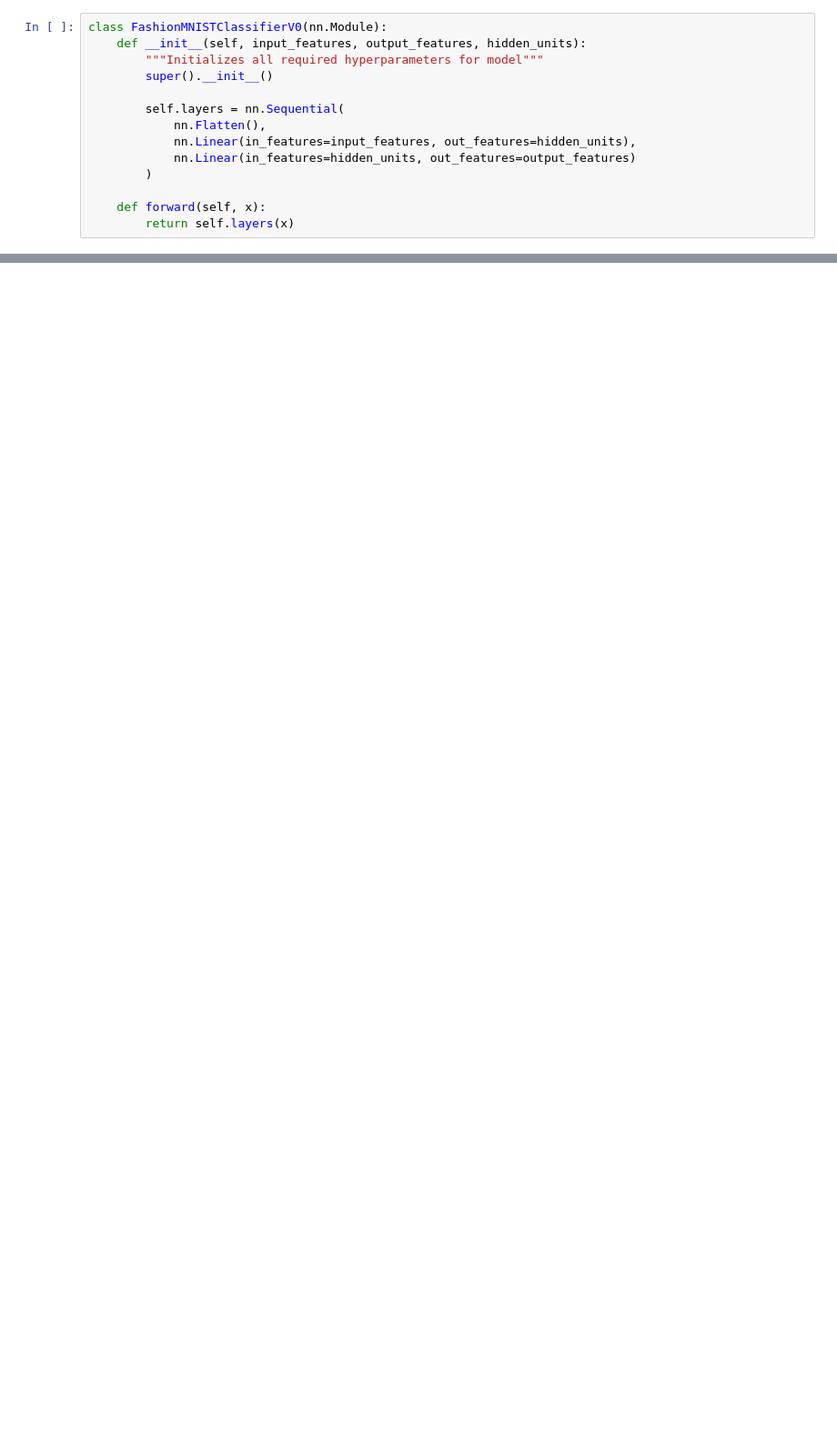
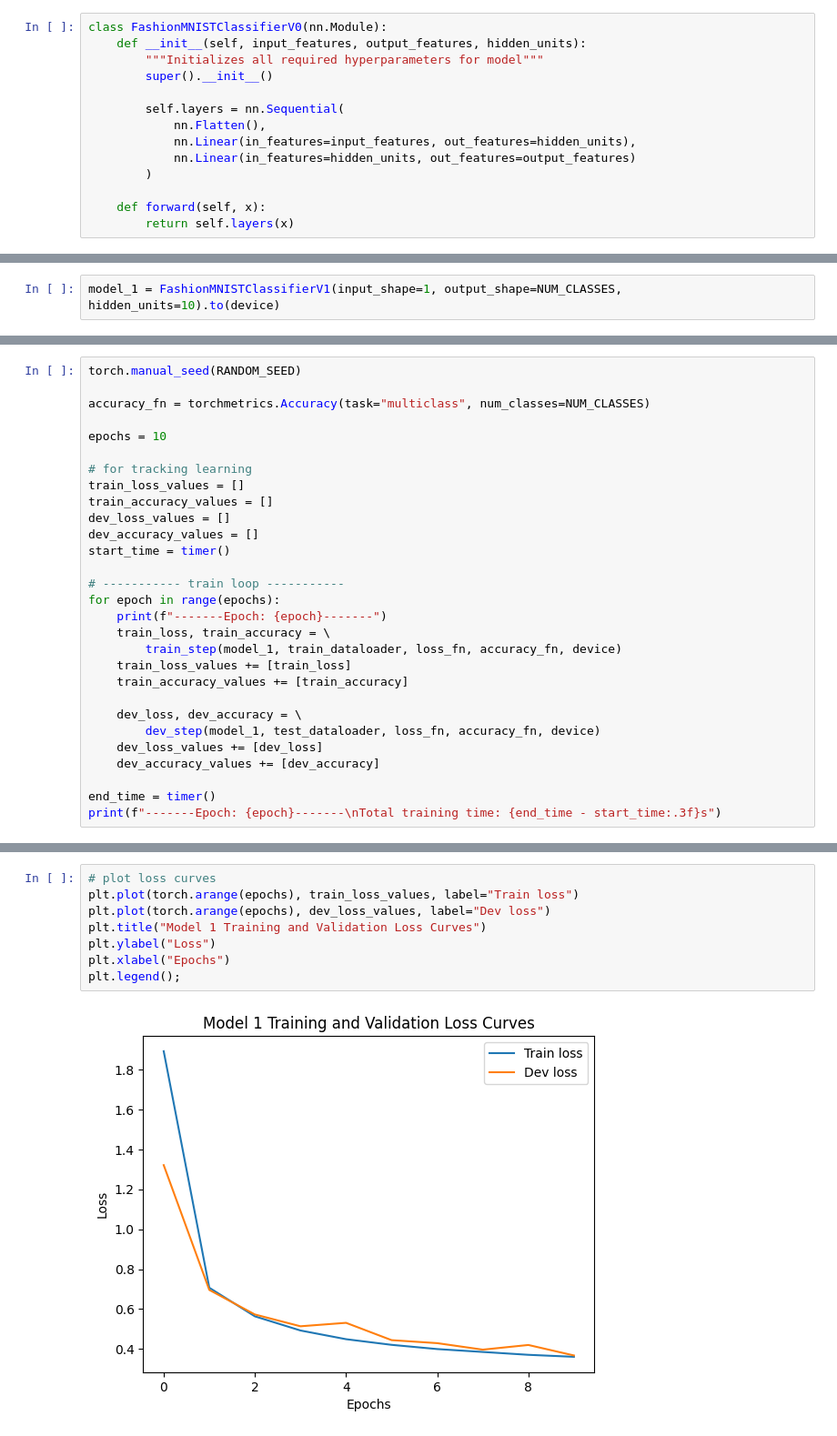
Before and after one commit to akshaytrikha/learning-pytorch, a Jupyter notebook: minibatch-vision-classification.ipynb, the cells around one changed output, grey strips where cells are left out. Shown at 91% size. Cells and saved outputs as stored; diff of their text form; blank space fills up the shorter version.

```diff
--- a/minibatch-vision-classification.ipynb
+++ b/minibatch-vision-classification.ipynb
@@ -260,0 +299,2 @@ Model started overfitting after epoch 2 when accuracy was around 0.792
+# %%
+model_1 = FashionMNISTClassifierV1(input_shape=1, output_shape=NUM_CLASSES, hidden_units=10).to(device)
@@ -260,0 +333,29 @@ Model started overfitting after epoch 2 when accuracy was around 0.792
+# %%
+torch.manual_seed(RANDOM_SEED)
+
+accuracy_fn = torchmetrics.Accuracy(task="multiclass", num_classes=NUM_CLASSES)
+
+epochs = 10
+
+# for tracking learning
+train_loss_values = []
+train_accuracy_values = []
+dev_loss_values = []
+dev_accuracy_values = []
+start_time = timer()
+
+# ----------- train loop -----------
+for epoch in range(epochs):
+    print(f"-------Epoch: {epoch}-------")
+    train_loss, train_accuracy = \
+        train_step(model_1, train_dataloader, loss_fn, accuracy_fn, device)
+    train_loss_values += [train_loss]
+    train_accuracy_values += [train_accuracy]
+
+    dev_loss, dev_accuracy = \
+        dev_step(model_1, test_dataloader, loss_fn, accuracy_fn, device)
+    dev_loss_values += [dev_loss]
+    dev_accuracy_values += [dev_accuracy]
+
+end_time = timer()
+print(f"-------Epoch: {epoch}-------\nTotal training time: {end_time - start_time:.3f}s")
@@ -260,0 +380,10 @@ Model started overfitting after epoch 2 when accuracy was around 0.792
+# %%
+# plot loss curves
+plt.plot(torch.arange(epochs), train_loss_values, label="Train loss")
+plt.plot(torch.arange(epochs), dev_loss_values, label="Dev loss")
+plt.title("Model 1 Training and Validation Loss Curves")
+plt.ylabel("Loss")
+plt.xlabel("Epochs")
+plt.legend();
+# %% [output]
+[figure, added]
```
Also changed, not shown: parts of 20 cells of this notebook.
